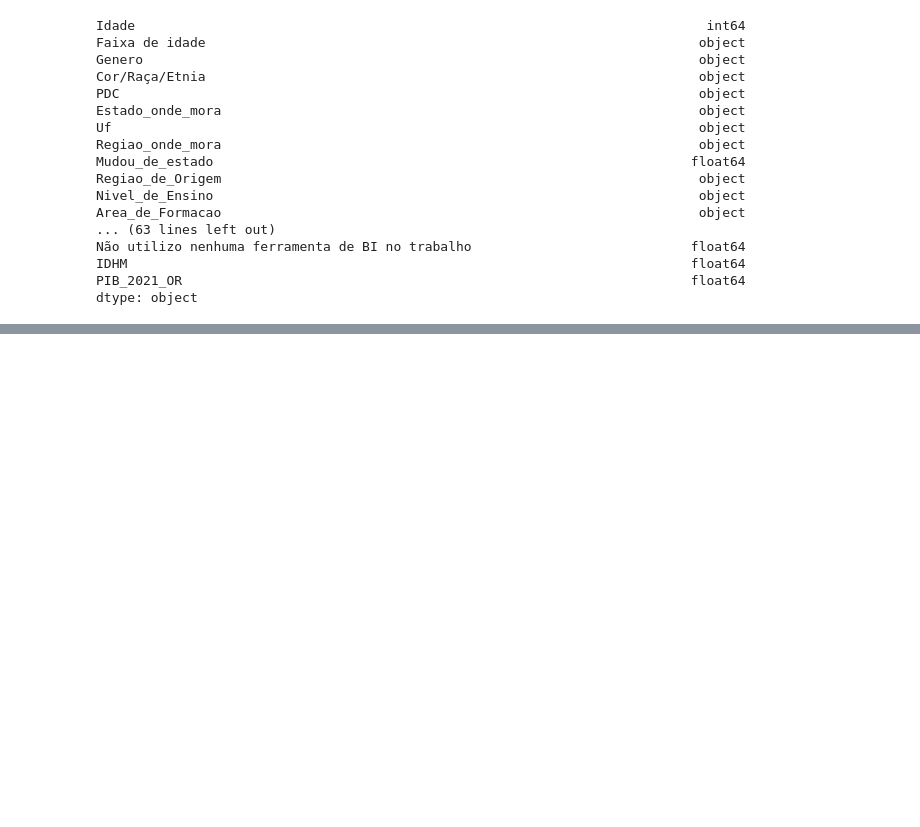
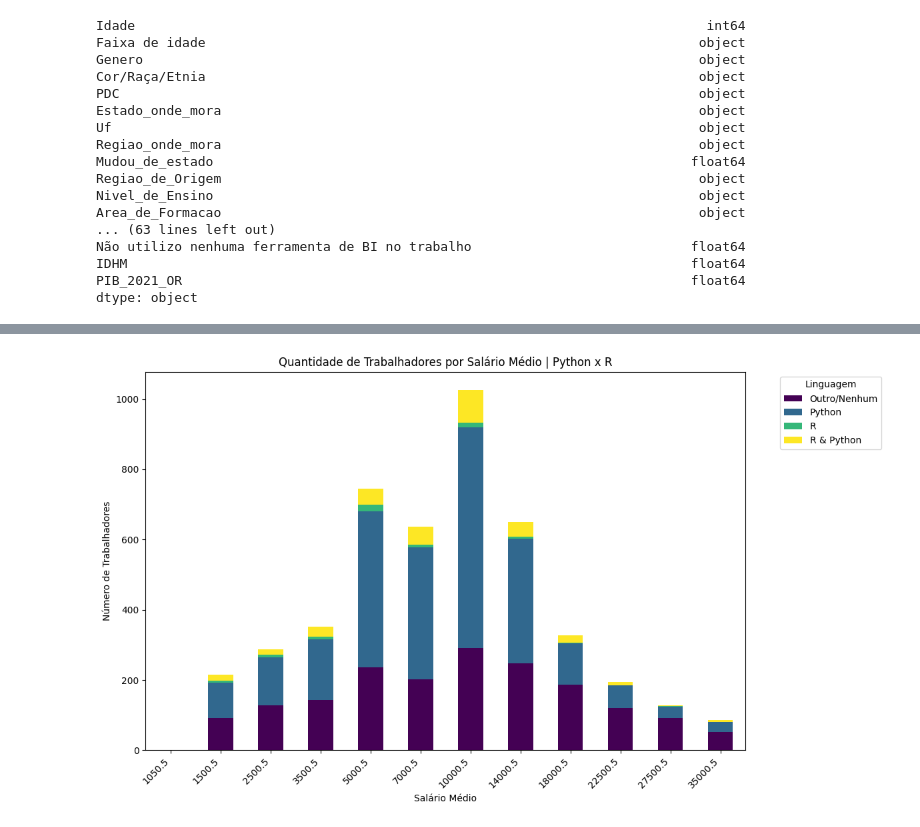
Before and after one commit to antonioaugusto-tech/ppl-cd-pcd-sist-int-2025-1-grupo-5-Salarios-de-Profissionais, a Jupyter notebook: src/hip_ferramentas_salario.ipynb, the cells around one changed output, grey strips where cells are left out. Cells and saved outputs as stored; diff of their text form; code cells hidden in the pictures; blank space fills up the shorter version.

```diff
--- a/src/hip_ferramentas_salario.ipynb
+++ b/src/hip_ferramentas_salario.ipynb
@@ -85,0 +156,16 @@ plt.show()
+# %%
+# Quantidade de trabalhadores por salário médio que trabalham com Python oy R
+
+ocorrencias_por_salario = df_original.groupby(['Salario_Medio', 'Python_ou_R']).size().unstack() # Unstack() - Cada categoria torna uma coluna
+
+ocorrencias_por_salario.plot(kind='bar', stacked=True, figsize=(12, 7), colormap='viridis')
+
+plt.title('Quantidade de Trabalhadores por Salário Médio | Python x R')
+plt.xlabel('Salário Médio')
+plt.ylabel('Número de Trabalhadores')
+plt.xticks(rotation=45, ha='right')
+plt.legend(title='Linguagem', bbox_to_anchor=(1.05, 1), loc='upper left')
+plt.tight_layout()
+plt.show()
+# %% [output]
+[figure, added]
```
Also changed, not shown: parts of 5 cells of this notebook.
